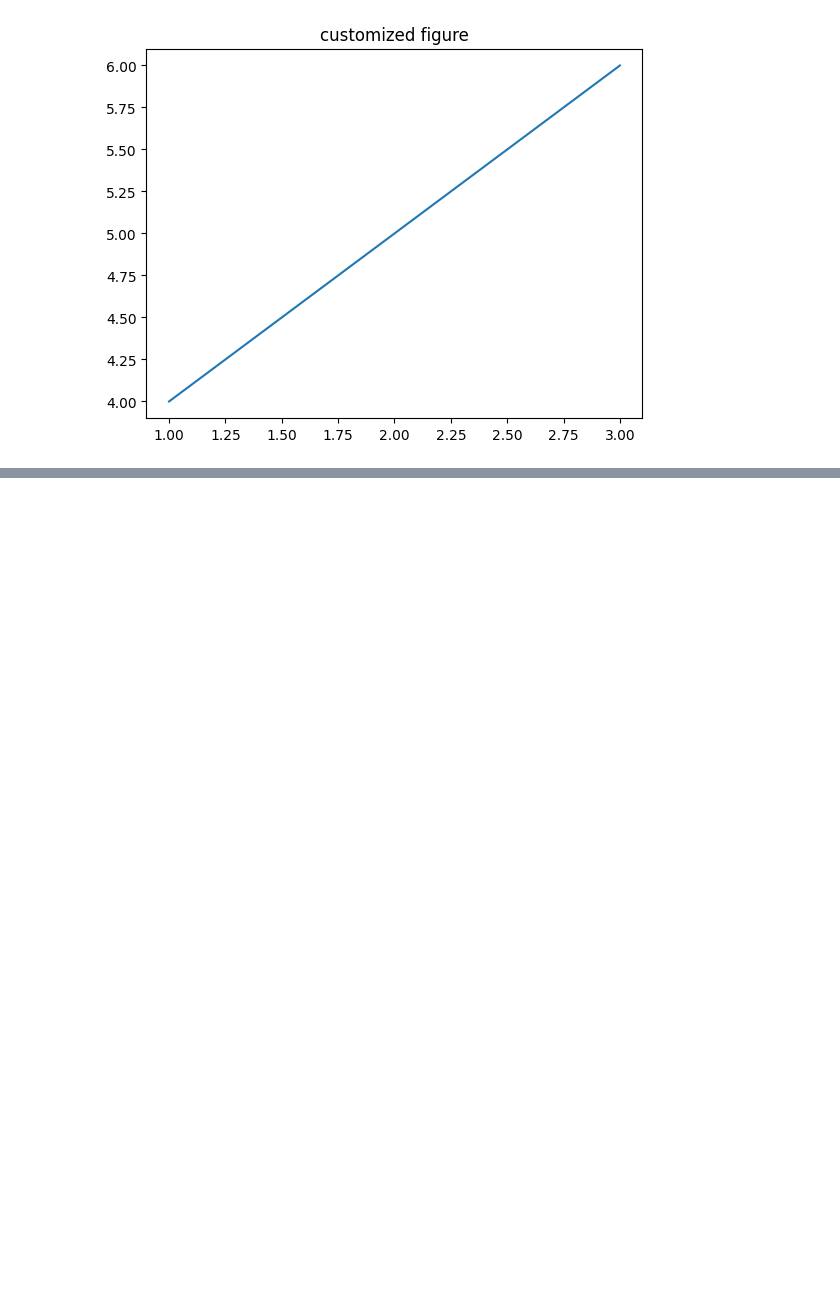
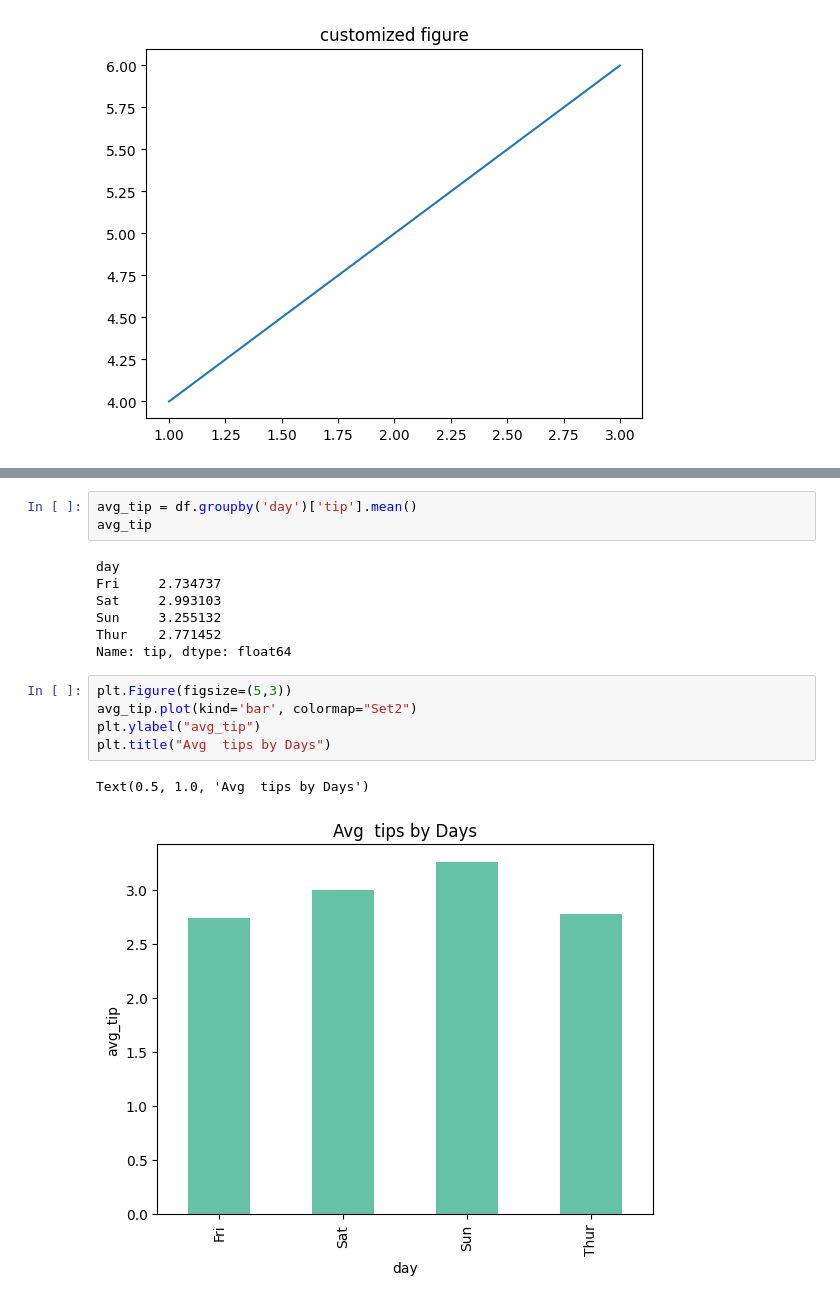
Before and after one commit to MuskanParmar-mp/python_lib, a Jupyter notebook: matplot1.ipynb, the cells around one changed output, grey strips where cells are left out. Saved outputs shown, nothing was run; the diff lists cells and outputs as text; blank space fills up the shorter version.

```diff
--- a/matplot1.ipynb
+++ b/matplot1.ipynb
@@ -89,0 +113,18 @@ plt.show()
+# %%
+avg_tip = df.groupby('day')['tip'].mean()
+avg_tip
+# %% [output]
+day
+Fri     2.734737
+Sat     2.993103
+Sun     3.255132
+Thur    2.771452
+Name: tip, dtype: float64
+# %%
+plt.Figure(figsize=(5,3))
+avg_tip.plot(kind='bar', colormap="Set2")
+plt.ylabel("avg_tip")
+plt.title("Avg  tips by Days")
+# %% [output]
+Text(0.5, 1.0, 'Avg  tips by Days')
+[figure, added]
```
Also changed, not shown: parts of 4 cells of this notebook.
